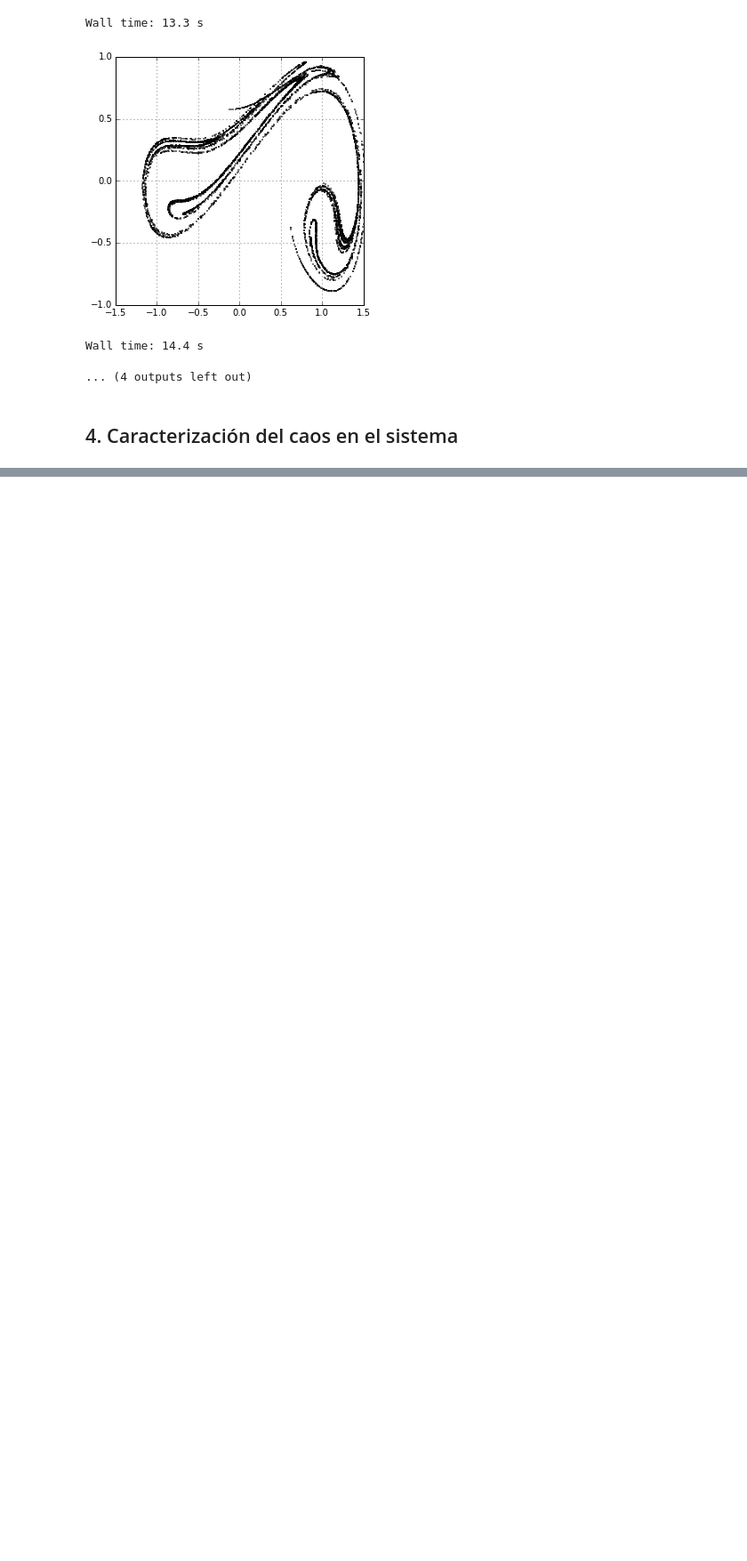
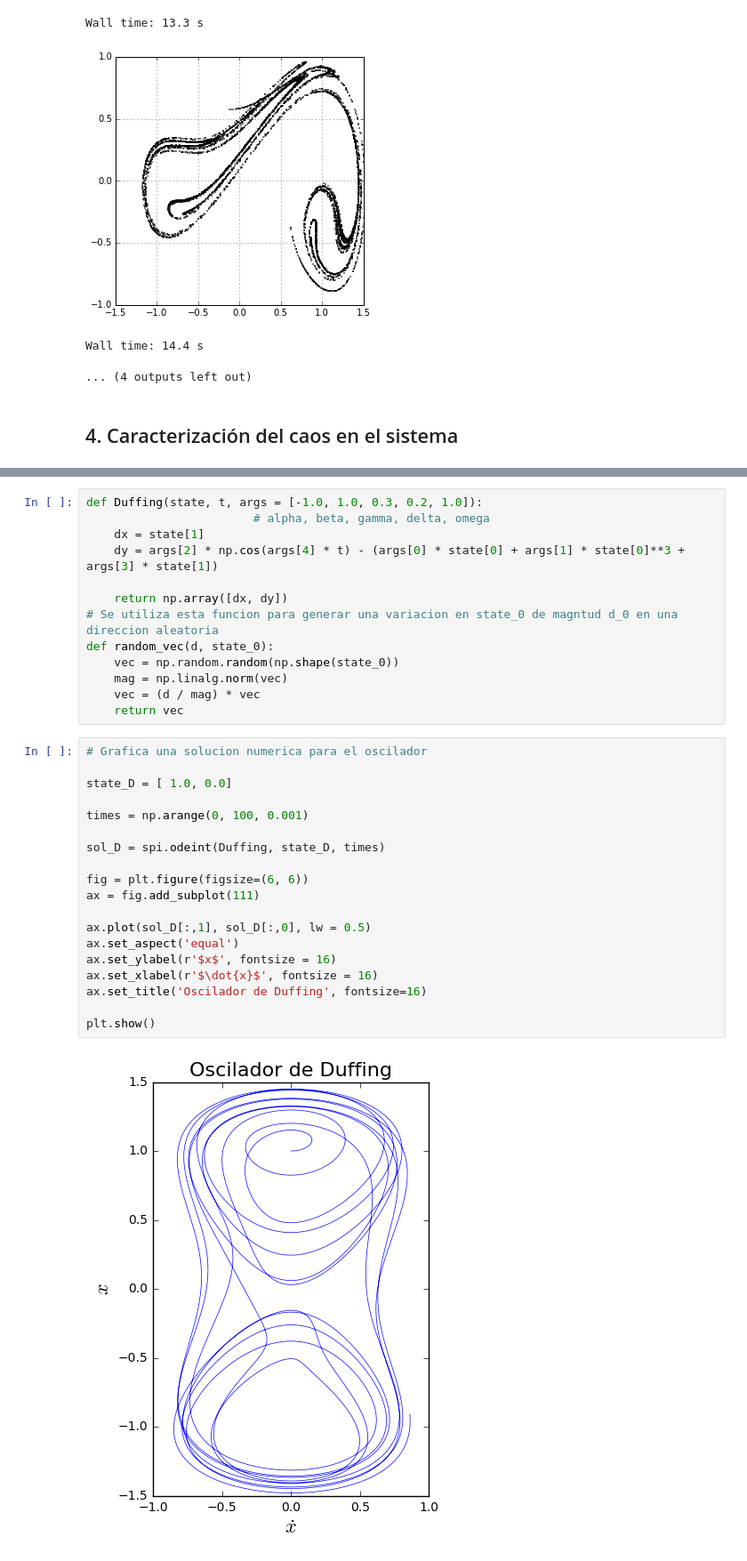
Before and after one commit to luyves/proyecto, a Jupyter notebook: Oscilador de Duffing.ipynb, the cells around one changed output, grey strips where cells are left out. Shown at 89% size. Drawn from its saved outputs; the diff is of its cells as text; blank space fills up the shorter version.

```diff
--- a/Oscilador de Duffing.ipynb
+++ b/Oscilador de Duffing.ipynb
@@ -349,0 +402,34 @@ Como las trayectorias divergen, es necesario re-normalizar la separación. Utili
+# %%
+def Duffing(state, t, args = [-1.0, 1.0, 0.3, 0.2, 1.0]):
+                        # alpha, beta, gamma, delta, omega
+    dx = state[1]
+    dy = args[2] * np.cos(args[4] * t) - (args[0] * state[0] + args[1] * state[0]**3 + args[3] * state[1])
+
+    return np.array([dx, dy])
+# Se utiliza esta funcion para generar una variacion en state_0 de magntud d_0 en una direccion aleatoria
+def random_vec(d, state_0):
+    vec = np.random.random(np.shape(state_0))
+    mag = np.linalg.norm(vec)
+    vec = (d / mag) * vec
+    return vec
+# %%
+# Grafica una solucion numerica para el oscilador
+
+state_D = [ 1.0, 0.0]
+
+times = np.arange(0, 100, 0.001)
+
+sol_D = spi.odeint(Duffing, state_D, times)
+
+fig = plt.figure(figsize=(6, 6))
+ax = fig.add_subplot(111)
+
+ax.plot(sol_D[:,1], sol_D[:,0], lw = 0.5)
+ax.set_aspect('equal')
+ax.set_ylabel(r'$x$', fontsize = 16)
+ax.set_xlabel(r'$\dot{x}$', fontsize = 16)
+ax.set_title('Oscilador de Duffing', fontsize=16)
+
+plt.show()
+# %% [output]
+[figure, added]
```
Also changed, not shown: parts of 14 cells of this notebook, 2 other files.
